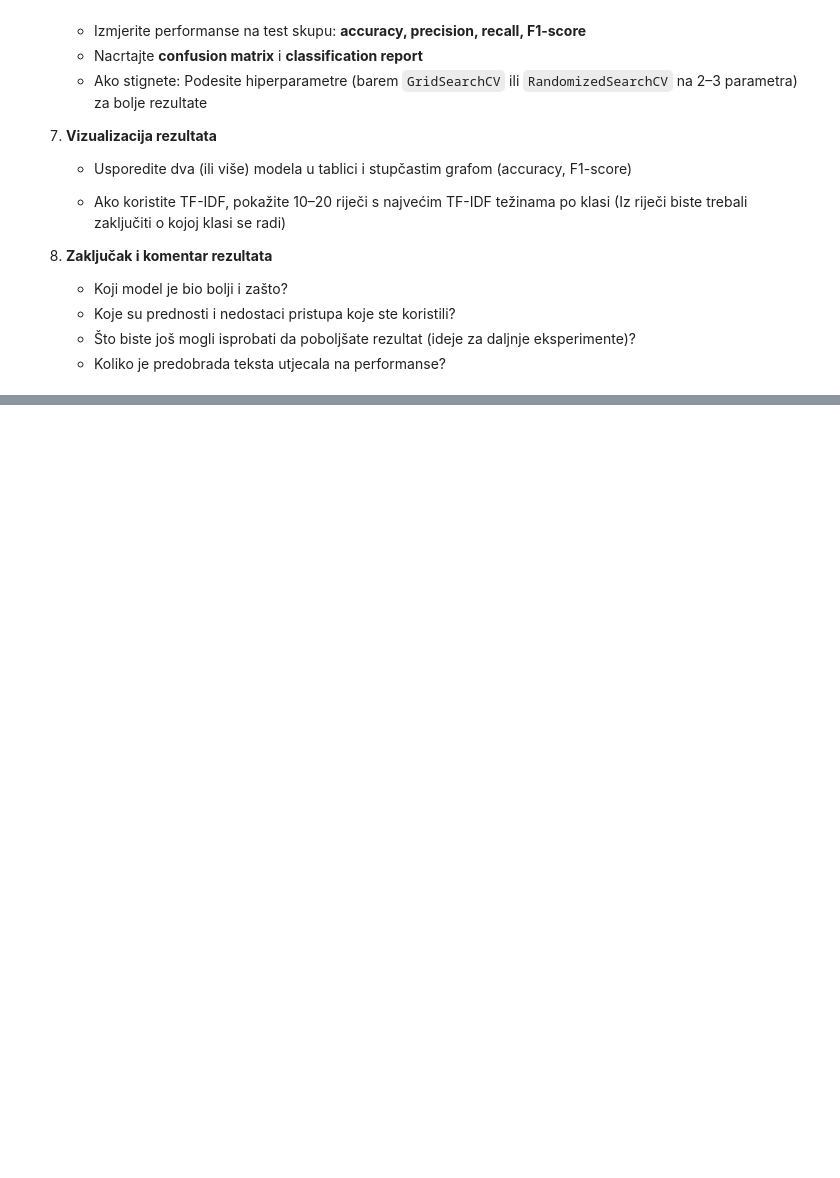
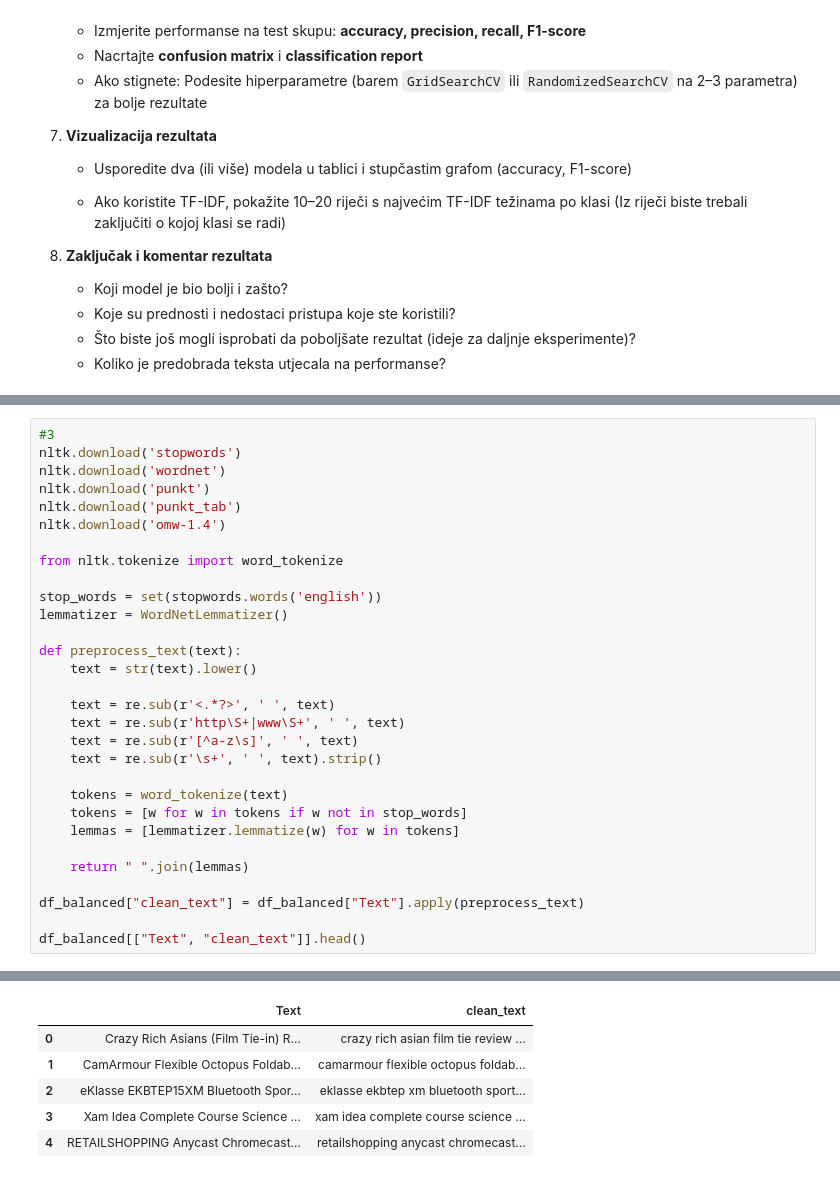
Before and after one commit to majavarsava/ObradaPrirodnogJezika-LV, a Jupyter notebook: NLP_LV3_bezrjesenja.ipynb, the cells around one changed output, grey strips where cells are left out. Drawn from its saved outputs; the diff is of its cells as text; blank space fills up the shorter version.

```diff
--- a/NLP_LV3_bezrjesenja.ipynb
+++ b/NLP_LV3_bezrjesenja.ipynb
@@ -503,0 +539,31 @@ KeyboardInterrupt:
+# %%
+#3
+nltk.download('stopwords')
+nltk.download('wordnet')
+nltk.download('punkt')
+nltk.download('punkt_tab')
+nltk.download('omw-1.4')
+
+from nltk.tokenize import word_tokenize
+
+stop_words = set(stopwords.words('english'))
+lemmatizer = WordNetLemmatizer()
+
+def preprocess_text(text):
+    text = str(text).lower()
+
+    text = re.sub(r'<.*?>', ' ', text)
+    text = re.sub(r'http\S+|www\S+', ' ', text)
+    text = re.sub(r'[^a-z\s]', ' ', text)
+    text = re.sub(r'\s+', ' ', text).strip()
+
+    tokens = word_tokenize(text)
+    tokens = [w for w in tokens if w not in stop_words]
+    lemmas = [lemmatizer.lemmatize(w) for w in tokens]
+
+    return " ".join(lemmas)
+
+df_balanced["clean_text"] = df_balanced["Text"].apply(preprocess_text)
+
+df_balanced[["Text", "clean_text"]].head()
+# %% [output]
@@ -503,0 +580,6 @@ KeyboardInterrupt:
+|  | Text | clean_text |
+| 0 | Crazy Rich Asians (Film Tie-in) R... | crazy rich asian film tie review ... |
+| 1 | CamArmour Flexible Octopus Foldab... | camarmour flexible octopus foldab... |
+| 2 | eKlasse EKBTEP15XM Bluetooth Spor... | eklasse ekbtep xm bluetooth sport... |
+| 3 | Xam Idea Complete Course Science ... | xam idea complete course science ... |
+| 4 | RETAILSHOPPING Anycast Chromecast... | retailshopping anycast chromecast... |
```
Also changed, not shown: parts of 14 cells of this notebook.
